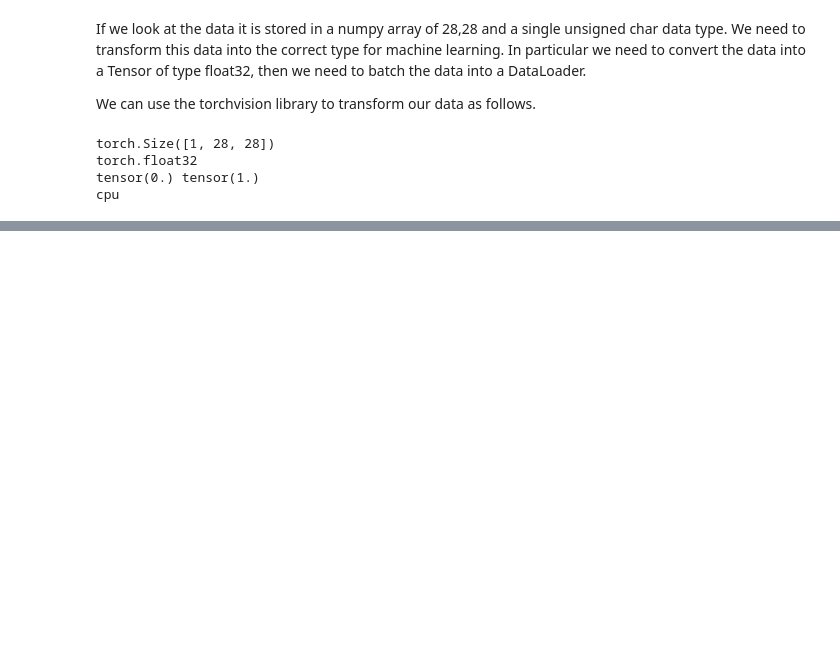
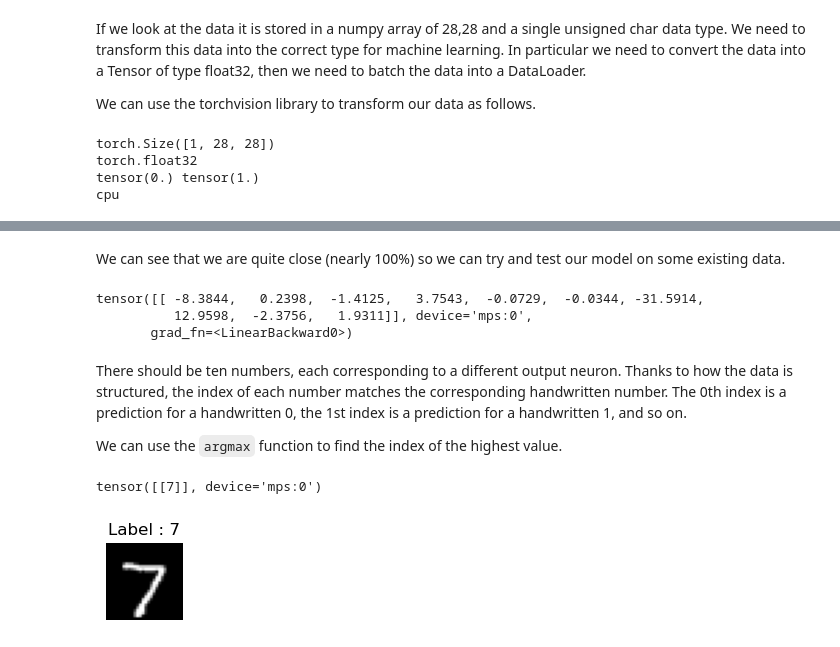
Before and after one commit to NCCA/SEForMedia, a Jupyter notebook: MNIST/ReadDigitsTraining.ipynb, the cells around one changed output, grey strips where cells are left out. Saved outputs shown, nothing was run; the diff lists cells and outputs as text; code cells hidden in the pictures; blank space fills up the shorter version.

```diff
--- a/MNIST/ReadDigitsTraining.ipynb
+++ b/MNIST/ReadDigitsTraining.ipynb
@@ -123,0 +233,3 @@ By default the data for this tensor is processed on the CPU, we can convert
+# %%
+input_size = 1 * 28 * 28
+print(input_size)
@@ -123,0 +280,12 @@ By default the data for this tensor is processed on the CPU, we can convert
+# %%
+n_classes = 10
+
+layers = [
+    nn.Flatten(),
+    nn.Linear(input_size, 512),  # Input
+    nn.ReLU(),  # Activation for input
+    nn.Linear(512, 512),  # Hidden
+    nn.ReLU(),  # Activation for hidden
+    nn.Linear(512, n_classes)  # Output
+]
+layers
@@ -123,0 +303,4 @@ By default the data for this tensor is processed on the CPU, we can convert
+# %%
+model = nn.Sequential(*layers)
+model.to(device)
+next(model.parameters()).device
@@ -123,0 +416,19 @@ By default the data for this tensor is processed on the CPU, we can convert
+# %% [markdown]
+We can see that we are quite close (nearly 100%) so we can try and test our model on some existing data.
+# %%
+prediction = model(test_images_tensor[0].to(device).unsqueeze(0))
+prediction
+# %% [output]
+tensor([[ -8.3844,   0.2398,  -1.4125,   3.7543,  -0.0729,  -0.0344, -31.5914,
+          12.9598,  -2.3756,   1.9311]], device='mps:0',
+       grad_fn=<LinearBackward0>)
+# %% [markdown]
+There should be ten numbers, each corresponding to a different output neuron. Thanks to how the data is structured, the index of each number matches the corresponding handwritten number. The 0th index is a prediction for a handwritten 0, the 1st index is a prediction for a handwritten 1, and so on.
+
+We can use the `argmax` function to find the index of the highest value.
+# %%
+print(prediction.argmax(dim=1, keepdim=True))
+display_image(test_images[0], prediction.argmax(dim=1, keepdim=True).item())
+# %% [output]
+tensor([[7]], device='mps:0')
+[figure, added]
```
Also changed, not shown: parts of 47 cells of this notebook.
